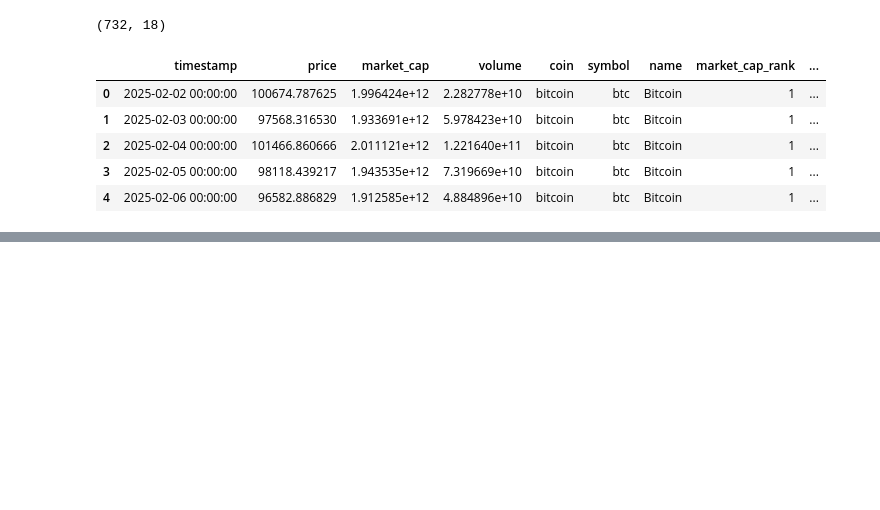
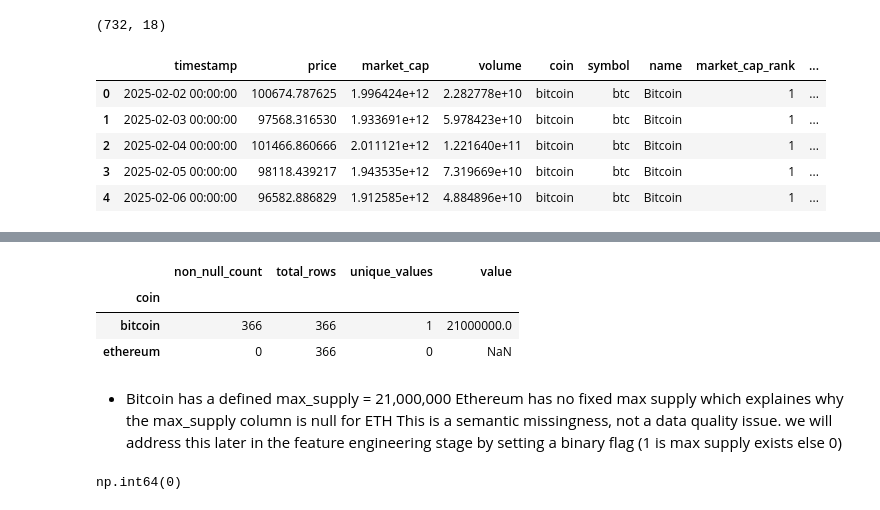
Before and after one commit to tlilimaryem7-cloud/AI-powered-cryptocurrency-market-analysis-and-decision-support-system, a Jupyter notebook: notebooks/02_eda.ipynb, the cells around one changed output, grey strips where cells are left out. Cells and saved outputs as stored; diff of their text form; code cells hidden in the pictures; blank space fills up the shorter version.

```diff
--- a/notebooks/02_eda.ipynb
+++ b/notebooks/02_eda.ipynb
@@ -19,0 +69,21 @@ df.head()
+# %%
+df.groupby("coin")["max_supply"].agg(
+    non_null_count="count",
+    total_rows="size",
+    unique_values="nunique",
+    value="first"
+)
+# %% [output]
+|  | non_null_count | total_rows | unique_values | value |
+| coin |  |  |  |  |
+| bitcoin | 366 | 366 | 1 | 21000000.0 |
+| ethereum | 0 | 366 | 0 | NaN |
+# %% [markdown]
+* Bitcoin has a defined max_supply = 21,000,000
+Ethereum has no fixed max supply which explaines why the max_supply column is null for ETH
+This is a semantic missingness, not a data quality issue. we will address this later in the feature engineering stage by setting a binary flag (1 is max supply exists else 0)
+# %%
+#check duplicates
+(df.duplicated().sum())
+# %% [output]
+np.int64(0)
```
Also changed, not shown: parts of 44 cells of this notebook, 1 other file.
